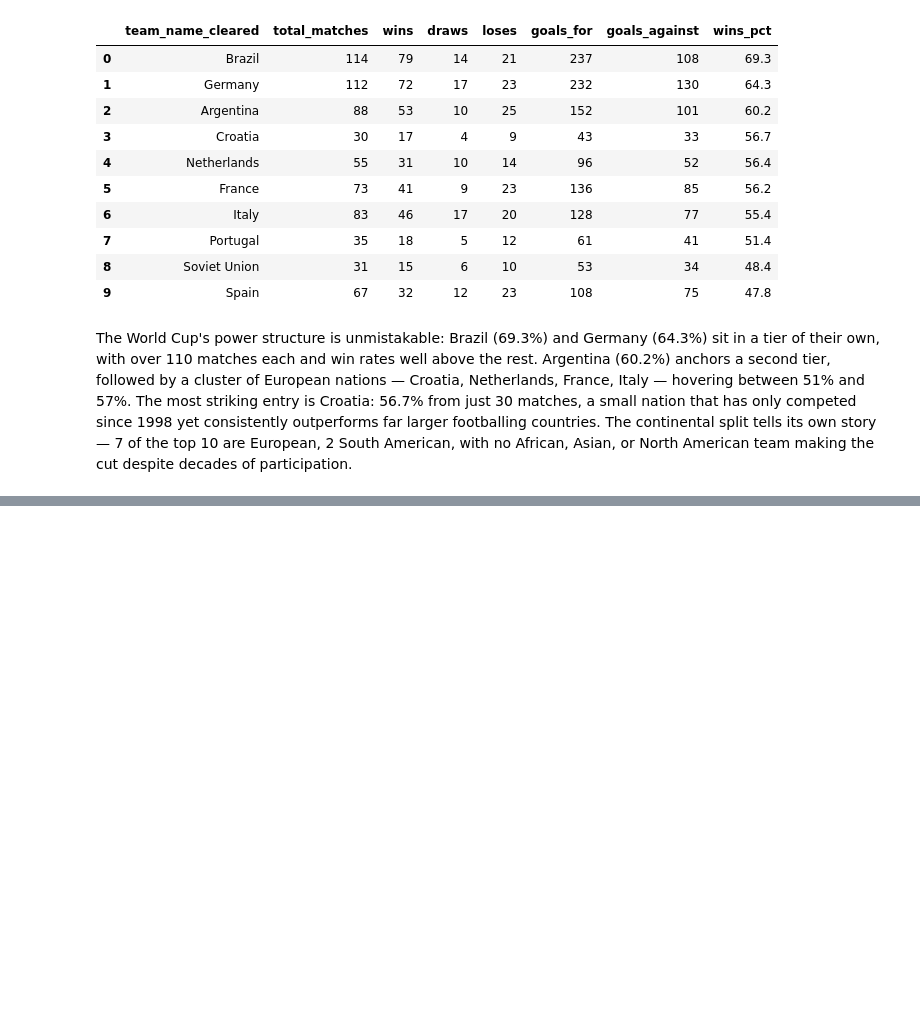
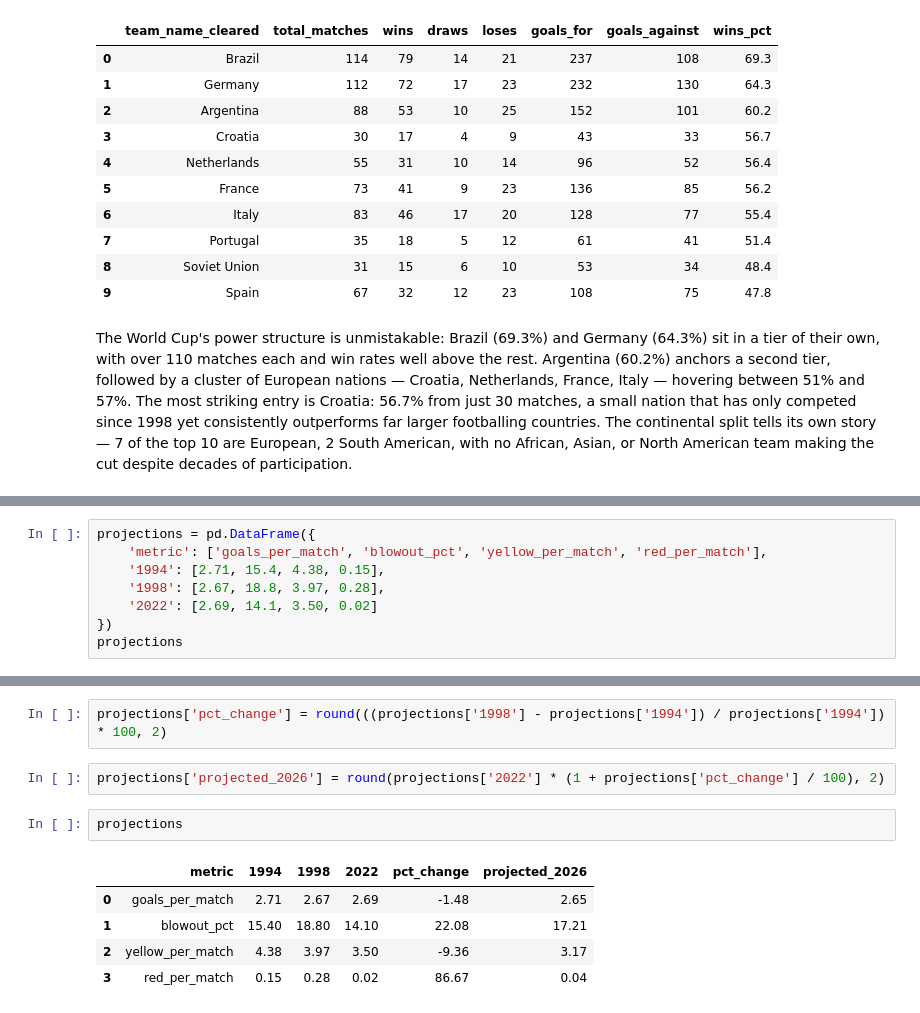
Before and after one commit to Nade94/data-analytics-portfolio-projects, a Jupyter notebook: world-cup-analysis/notebooks/worldcup_analysis.ipynb, the cells around one changed output, grey strips where cells are left out. Cells and saved outputs as stored; diff of their text form; blank space fills up the shorter version.

```diff
--- a/world-cup-analysis/notebooks/worldcup_analysis.ipynb
+++ b/world-cup-analysis/notebooks/worldcup_analysis.ipynb
@@ -620,0 +689,8 @@ The World Cup's power structure is unmistakable: Brazil (69.3%) and Germany (64.
+# %%
+projections = pd.DataFrame({
+    'metric': ['goals_per_match', 'blowout_pct', 'yellow_per_match', 'red_per_match'],
+    '1994': [2.71, 15.4, 4.38, 0.15],
+    '1998': [2.67, 18.8, 3.97, 0.28],
+    '2022': [2.69, 14.1, 3.50, 0.02]
+})
+projections
@@ -620,0 +703,12 @@ The World Cup's power structure is unmistakable: Brazil (69.3%) and Germany (64.
+# %%
+projections['pct_change'] = round(((projections['1998'] - projections['1994']) / projections['1994']) * 100, 2)
+# %%
+projections['projected_2026'] = round(projections['2022'] * (1 + projections['pct_change'] / 100), 2)
+# %%
+projections
+# %% [output]
+|  | metric | 1994 | 1998 | 2022 | pct_change | projected_2026 |
+| 0 | goals_per_match | 2.71 | 2.67 | 2.69 | -1.48 | 2.65 |
+| 1 | blowout_pct | 15.40 | 18.80 | 14.10 | 22.08 | 17.21 |
+| 2 | yellow_per_match | 4.38 | 3.97 | 3.50 | -9.36 | 3.17 |
+| 3 | red_per_match | 0.15 | 0.28 | 0.02 | 86.67 | 0.04 |
```
Also changed, not shown: parts of 9 cells of this notebook.
